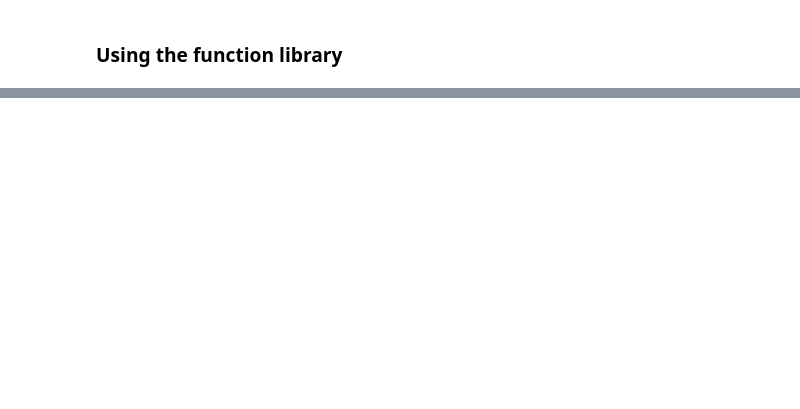
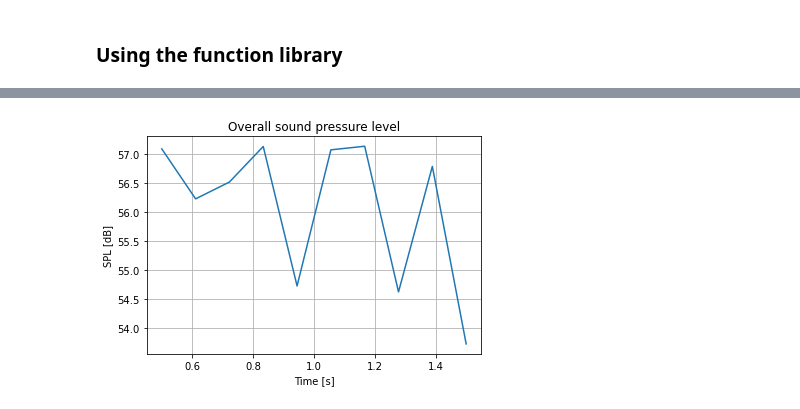
Before and after one commit to Eomys/MoSQITo, a Jupyter notebook: tutorials/tuto_signal_basic_operations.ipynb, the cells around one changed output, grey strips where cells are left out. Cells and saved outputs as stored; diff of their text form; code cells hidden in the pictures; blank space fills up the shorter version.

```diff
--- a/tutorials/tuto_signal_basic_operations.ipynb
+++ b/tutorials/tuto_signal_basic_operations.ipynb
@@ -148,0 +189,30 @@ work in progress
+# %%
+# Add MOSQITO to the Python path
+import sys
+sys.path.append('..')
+
+# Import useful packages
+import numpy as np
+import matplotlib.pyplot as plt
+
+# Import MOSQITO functions
+from mosqito.functions.shared.load import load
+from mosqito.functions.shared.level import comp_level
+
+# Load signal
+signal, fs = load(False,
+    "../mosqito/validations/loudness_zwicker/data/ISO_532-1/Annex B.5/Test signal 24 (woodpecker).wav",
+    calib=2 * 2 ** 0.5,
+                 )
+
+# Compute overall level with 10 points between 0.5s and 1.5s
+level = comp_level(signal,fs, nb_points=10, start=0.5, stop=1.5)
+
+# Plot the third-octave spectrum
+plt.plot(level["time"],level["values"])
+plt.title("Overall sound pressure level")
+plt.xlabel("Time [s]")
+plt.ylabel("SPL [dB]")
+plt.grid()
+# %% [output]
+[figure, added]
```
Also changed, not shown: parts of 16 cells of this notebook.
